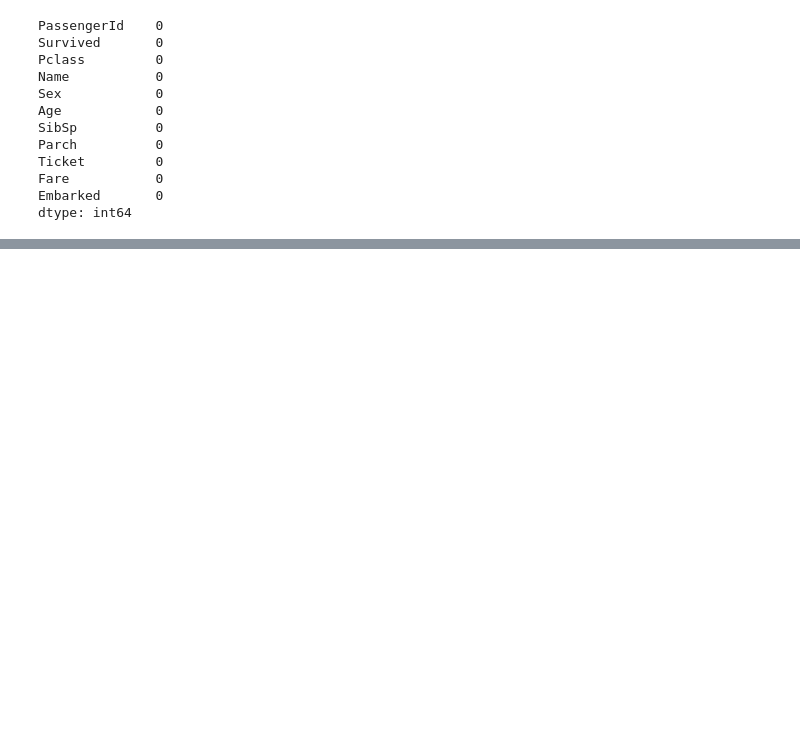
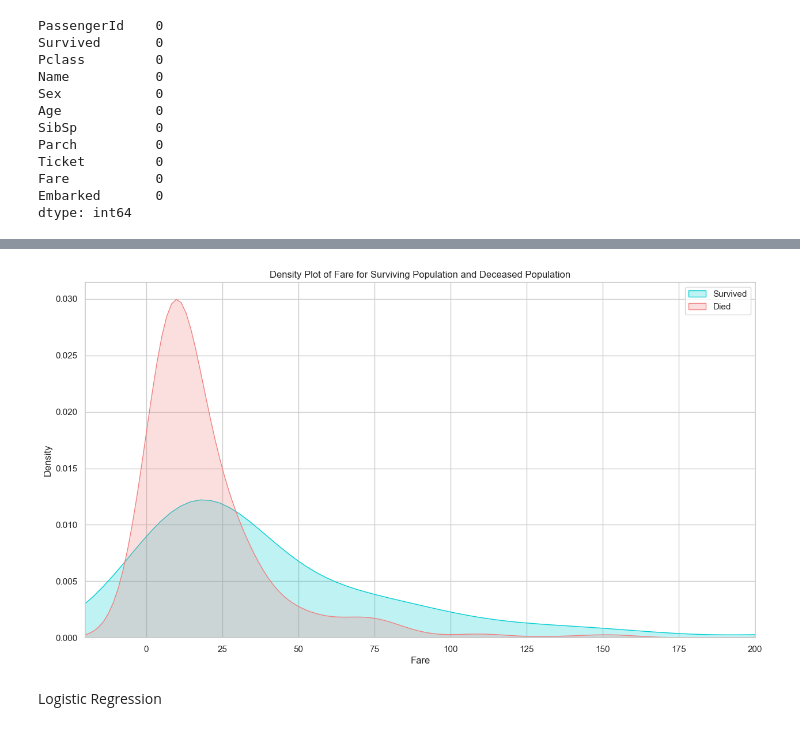
Before and after one commit to amanjaiswalofficial/machine-learning-engineer-roadmap, a Jupyter notebook: kaggle-notebooks/03-algorithms-logistic-regression-titanic-dataset.ipynb, the cells around one changed output, grey strips where cells are left out. Cells and saved outputs as stored; diff of their text form; code cells hidden in the pictures; blank space fills up the shorter version.

Commit message:
Kaggle 08 - Logistic Regression

```diff
--- a/kaggle-notebooks/03-algorithms-logistic-regression-titanic-dataset.ipynb
+++ b/kaggle-notebooks/03-algorithms-logistic-regression-titanic-dataset.ipynb
@@ -123,0 +189,5 @@ dtype: int64
+# %%
+# with many children surviving, another categorical variable
+# to add is whether the survivor was a minor i.e. less than 16
+train_df["IsMinor"] = np.where(train_df["Age"]<=16, 1, 0)
+test_df['IsMinor']=np.where(test_df['Age']<=16, 1, 0)
@@ -123,0 +210,14 @@ dtype: int64
+# %%
+# relation between fare and survived
+
+
+plt.figure(figsize=(15,8))
+ax = sns.kdeplot(train_df["Fare"][train_df.Survived == 1], color="darkturquoise", shade=True)
+sns.kdeplot(train_df["Fare"][train_df.Survived == 0], color="lightcoral", shade=True)
+plt.legend(['Survived', 'Died'])
+plt.title('Density Plot of Fare for Surviving Population and Deceased Population')
+ax.set(xlabel='Fare')
+plt.xlim(-20,200)
+plt.show()
+# %% [output]
+[figure, added]
@@ -123,0 +227,2 @@ dtype: int64
+# %% [markdown]
+Logistic Regression
```
Also changed, not shown: parts of 17 cells of this notebook.
